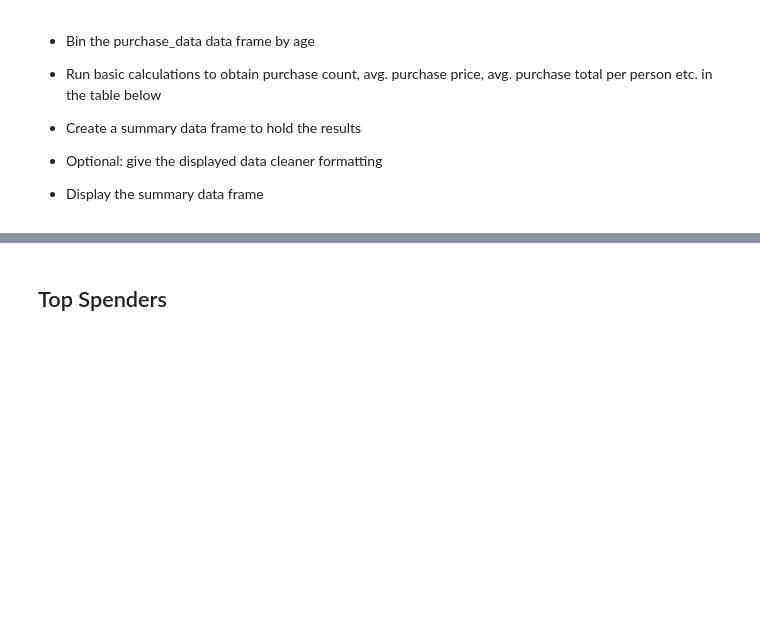
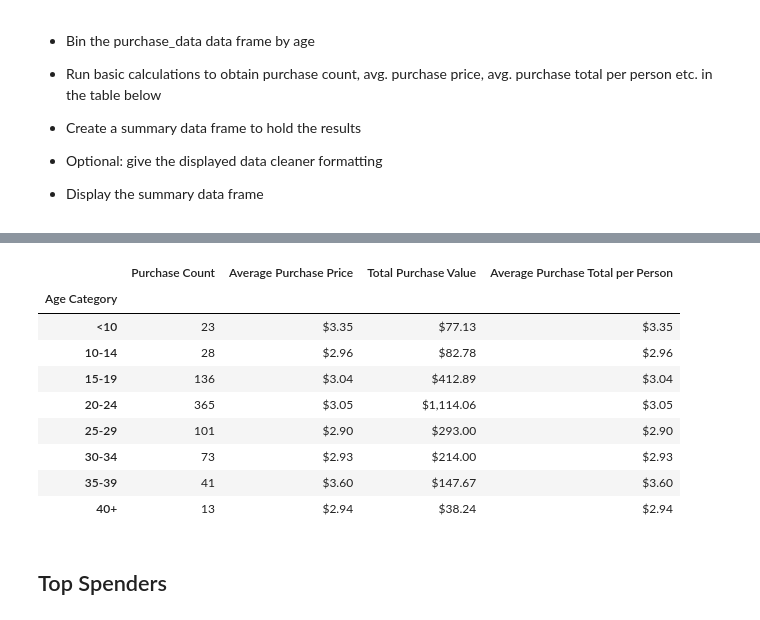
Before and after one commit to charlehl/UCI-Data-Analytics, a Jupyter notebook: homework4/HeroesOfPymoli_starter.ipynb, the cells around one changed output, grey strips where cells are left out. Cells and saved outputs as stored; diff of their text form; code cells hidden in the pictures; blank space fills up the shorter version.

```diff
--- a/homework4/HeroesOfPymoli_starter.ipynb
+++ b/homework4/HeroesOfPymoli_starter.ipynb
@@ -185,3 +186,30 @@ See the caveats in the documentation: http://pandas.pydata.org/pandas-docs/stabl
+# %%
+purchase_data['Age Category'] = pd.cut(purchase_data['Age'], bins=age_bins, labels=group_names)
+purchase_age_count_df = pd.DataFrame(purchase_data.groupby('Age Category').count())
+purchase_age_sum_df = pd.DataFrame(purchase_data.groupby('Age Category').sum())
+purchase_age_mean_df = pd.DataFrame(purchase_data.groupby('Age Category').mean())
+purchase_age_count_df = purchase_age_count_df.rename(columns={'Age': 'Purchase Count'})
+purchase_age_analysis_df = purchase_age_count_df.drop(columns=['Purchase ID', 'SN', 'Gender', 'Item ID', 'Item Name', 'Price'])
+purchase_age_analysis_df['Total Purchase Value'] = purchase_age_sum_df['Price']
+purchase_age_analysis_df['Average Purchase Price'] = purchase_age_mean_df['Price']
+purchase_age_analysis_df['Average Purchase Total per Person'] = purchase_age_analysis_df['Total Purchase Value'] / purchase_age_analysis_df['Purchase Count']
+purchase_age_analysis_df = purchase_age_analysis_df[['Purchase Count', 'Average Purchase Price',
+                                                     'Total Purchase Value', 'Average Purchase Total per Person']]
+purchase_age_analysis_df['Average Purchase Price'] = purchase_age_analysis_df['Average Purchase Price'].map("${:,.2f}".format)
+purchase_age_analysis_df['Total Purchase Value'] = purchase_age_analysis_df['Total Purchase Value'].map("${:,.2f}".format)
+purchase_age_analysis_df['Average Purchase Total per Person'] = purchase_age_analysis_df['Average Purchase Total per Person'].map("${:,.2f}".format)
+purchase_age_analysis_df
+# %% [output]
+|  | Purchase Count | Average Purchase Price | Total Purchase Value | Average Purchase Total per Person |
+| Age Category |  |  |  |  |
+| <10 | 23 | $3.35 | $77.13 | $3.35 |
+| 10-14 | 28 | $2.96 | $82.78 | $2.96 |
+| 15-19 | 136 | $3.04 | $412.89 | $3.04 |
+| 20-24 | 365 | $3.05 | $1,114.06 | $3.05 |
+| 25-29 | 101 | $2.90 | $293.00 | $2.90 |
+| 30-34 | 73 | $2.93 | $214.00 | $2.93 |
+| 35-39 | 41 | $3.60 | $147.67 | $3.60 |
+| 40+ | 13 | $2.94 | $38.24 | $2.94 |
 # %% [markdown]
 ## Top Spenders
 # %% [markdown]
```
Also changed, not shown: parts of 10 cells of this notebook.
